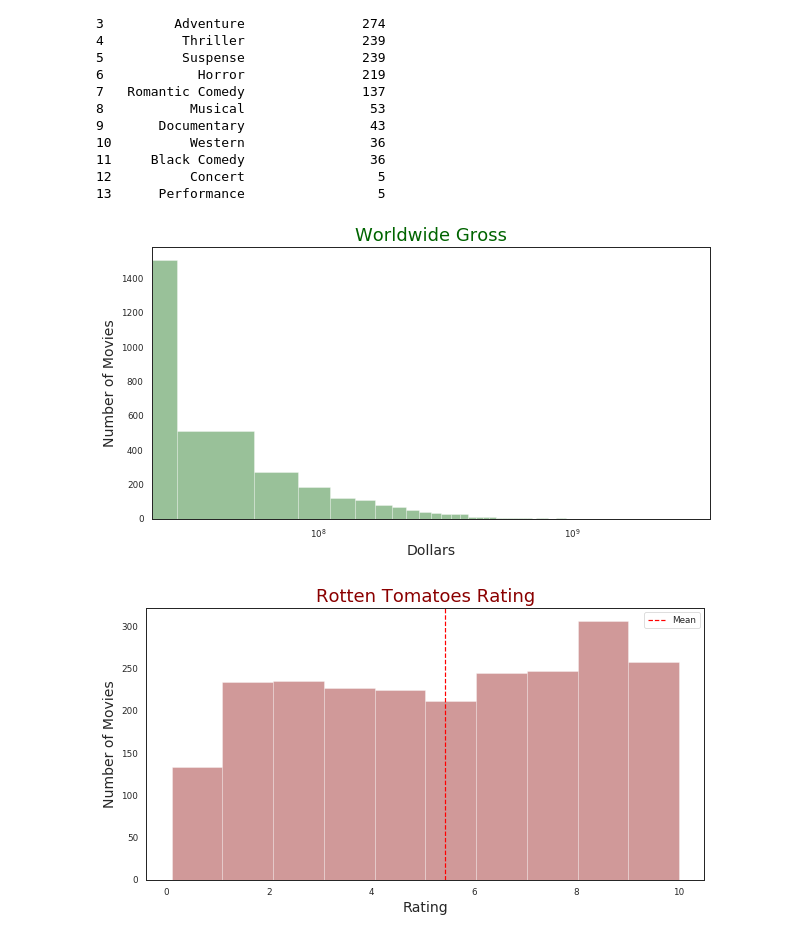
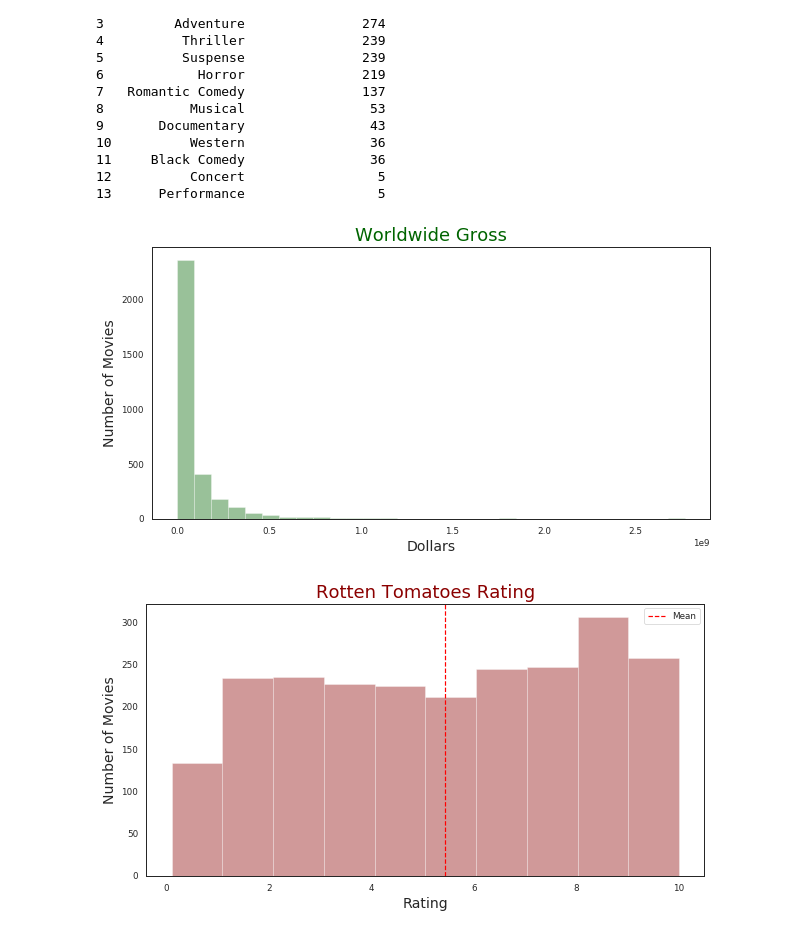
Before and after one commit to ioannapap/movies_data-mining_analysis, a Jupyter notebook: movies_analysis.ipynb, the cells around one changed output. Cells and saved outputs as stored; diff of their text form; code cells hidden in the pictures.

```diff
--- a/movies_analysis.ipynb
+++ b/movies_analysis.ipynb
@@ -162,21 +162,20 @@ print(genre_numbers_df)
 # %%
 #making Worldwide Gross histogram
 sns.set_context('paper')
 sns.set_style('white')
 
 gross = df['Gross']
 
 plt.figure(figsize=(10, 5))
-sns.distplot( gross, kde = False, color = 'darkgreen', bins = 100)
+sns.distplot( gross, kde = False, color = 'darkgreen', bins = 30)
 
-plt.xscale('log')
 plt.title('Worldwide Gross', color = 'darkgreen', fontsize = 18)
 plt.xlabel('Dollars', fontsize = 14)
 plt.ylabel('Number of Movies', fontsize = 14)
 
 plt.savefig('WorldwideGross_Histogram.png')
 # %% [output]
-[figure, old version]
+[figure, new version]
 # %%
 #making Rotten Tomatoes Rating histogram
 rtr = df['RTRating'].dropna()
```
Also changed, not shown: parts of 22 cells of this notebook, 1 other file.
